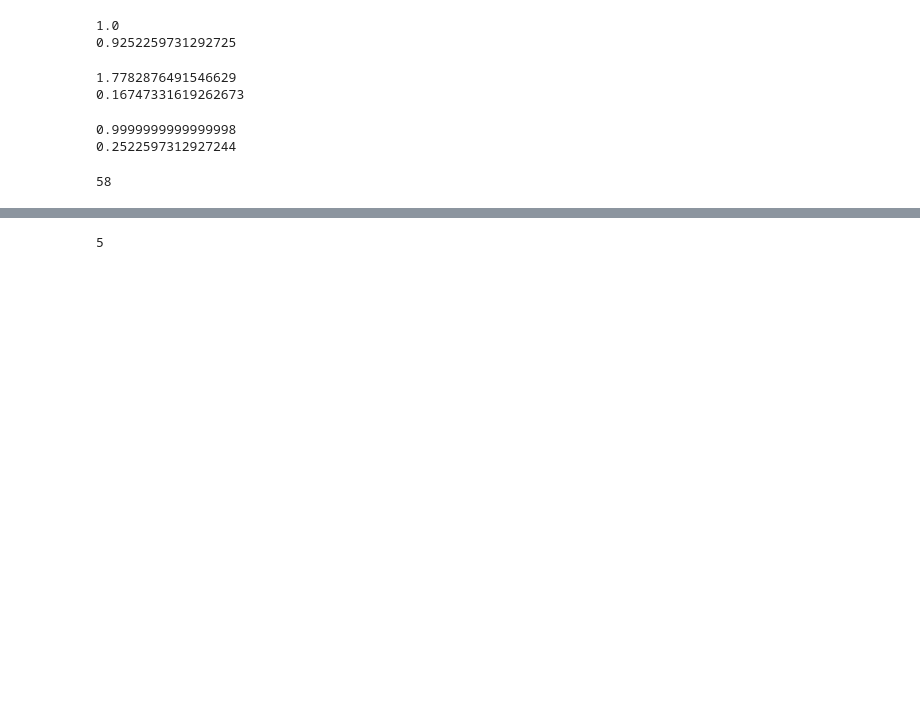
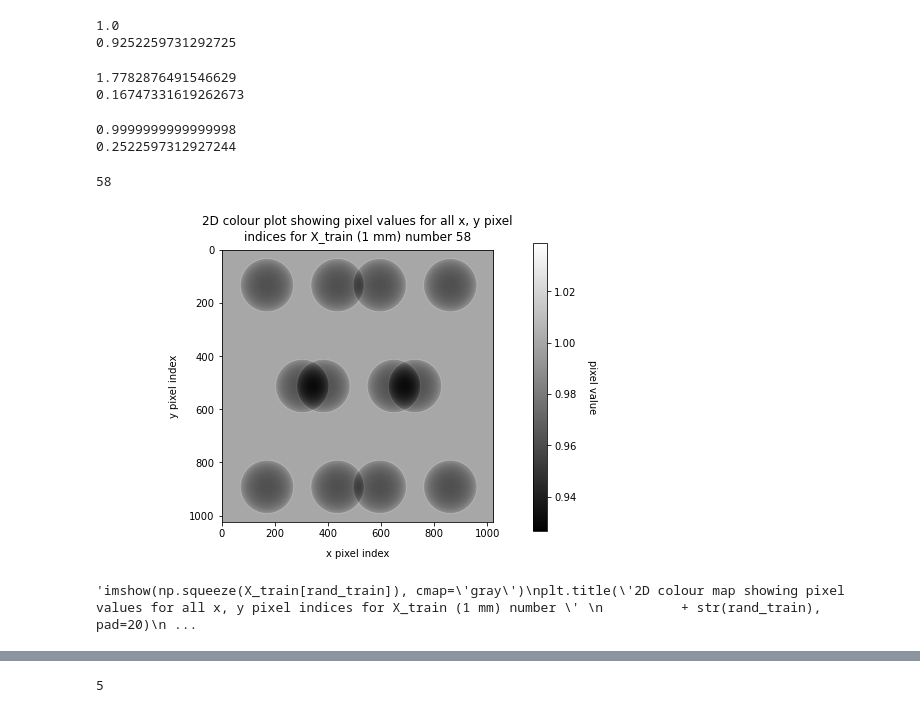
Before and after one commit to zechenl/narrow_unet, a Jupyter notebook: my_unet_main.ipynb, the cells around one changed output, grey strips where cells are left out. Saved outputs shown, nothing was run; the diff lists cells and outputs as text; code cells hidden in the pictures; blank space fills up the shorter version.

```diff
--- a/my_unet_main.ipynb
+++ b/my_unet_main.ipynb
@@ -123,3 +125,38 @@ rand_train = random.randint(0, len(X_train)-1)
 print(rand_train)
 # %% [output]
 58
+# %%
+fig = plt.figure(figsize=(9, 5))
+
+ax = fig.add_subplot(111)
+ax.set_title("\n".join(wrap('2D colour plot showing pixel values for all x, y pixel indices for X_train (1 mm) number '
+          + str(rand_train), 60)), pad=10)
+plt.imshow(np.squeeze(X_train[rand_train]), cmap='gray')
+plt.xlabel('x pixel index', labelpad=10)
+plt.ylabel('y pixel index', labelpad=10)
+ax.set_aspect('equal')
+
+cax = fig.add_axes([0.12, 0.1, 0.78, 0.8])
+cax.get_xaxis().set_visible(False)
+cax.get_yaxis().set_visible(False)
+cax.patch.set_alpha(0)
+cax.set_frame_on(False)
+cbar = plt.colorbar(orientation='vertical')
+cbar.set_label('pixel value', rotation=270, labelpad=20)
+plt.savefig('x_train.png', bbox_inches='tight')
+plt.show()
+# %% [output]
+[figure, added]
+# %%
+### old figure
+"""imshow(np.squeeze(X_train[rand_train]), cmap='gray')
+plt.title('2D colour map showing pixel values for all x, y pixel indices for X_train (1 mm) number '
+          + str(rand_train), pad=20)
+plt.title("\n".join(wrap("Some really really long long long title I really really need - and just can't - just can't - make it any - simply any - shorter - at all.", 60)))
+plt.xlabel('x pixel index', labelpad=30)
+plt.ylabel('y pixel index', labelpad=20)
+plt.subplots_adjust(left=4, right=5)
+plt.savefig('x_train.png', bbox_inches='tight')
+plt.show()"""
+# %% [output]
+'imshow(np.squeeze(X_train[rand_train]), cmap=\'gray\')\nplt.title(\'2D colour map showing pixel values for all x, y pixel indices for X_train (1 mm) number \' \n          + str(rand_train), pad=20)\n ...
```
Also changed, not shown: parts of 22 cells of this notebook, 13 other files.
